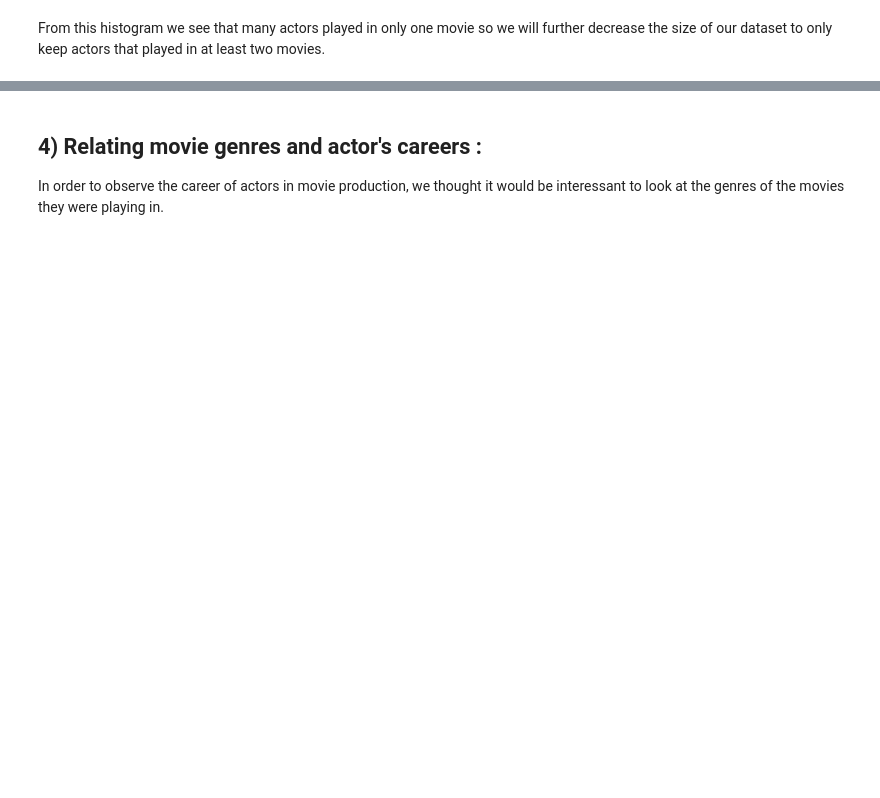
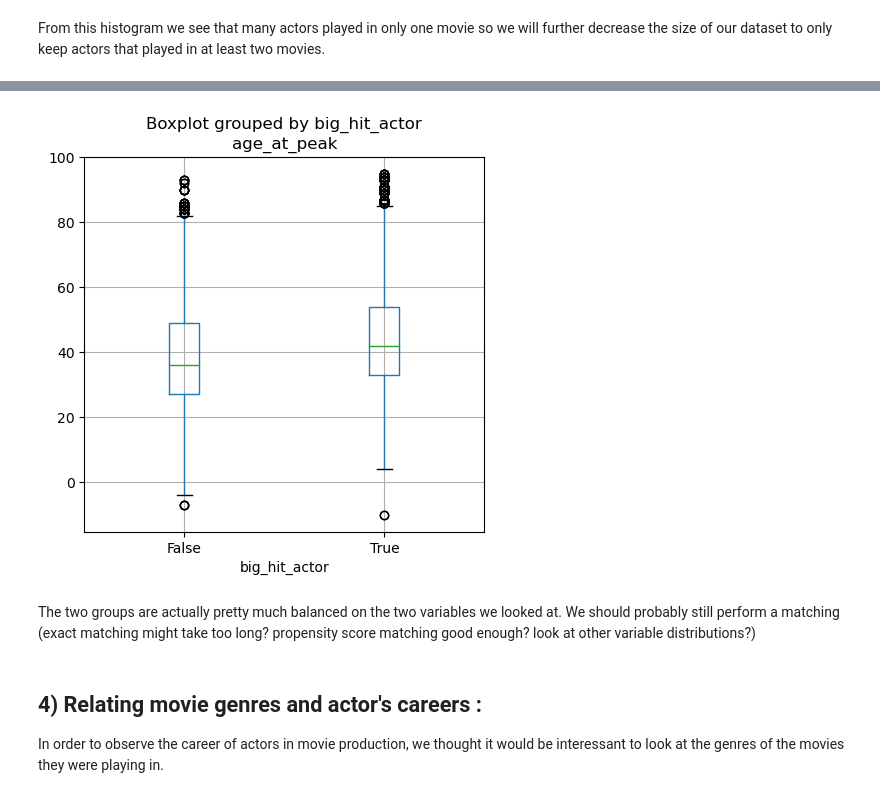
Before and after one commit to epfl-ada/ada-2023-project-pinacolada23, a Jupyter notebook: main.ipynb, the cells around one changed output, grey strips where cells are left out. Drawn from its saved outputs; the diff is of its cells as text; code cells hidden in the pictures; blank space fills up the shorter version.

```diff
--- a/main.ipynb
+++ b/main.ipynb
@@ -456,3 +500,34 @@ Do we have enough data? If not simply change the ouliner definition...
+# %%
+# TODO: do this earlier?
+# Get the birthdate of the actors in the correct format
+character_movies_filtered['birth'] = character_movies_filtered['birth'].apply(complete_date)
+character_movies_filtered['birth'] = pd.to_datetime(character_movies_filtered['birth'], format='%Y-%m-%d')
+# %%
+# Calculate the product of the number of movies and respective box office revenue for each actor and year
+character_movies_filtered['product'] = character_movies_filtered.groupby(['name_actor', 'year']).movieID.transform('count') * character_movies_filtered.revenue
+
+# Find the row with the maximum product for each actor
+max_product_rows = character_movies_filtered.loc[character_movies_filtered.groupby('name_actor')['product'].idxmax()]
+
+# Extract the actor and the corresponding year for the maximum product
+result = max_product_rows.loc[:, ['name_actor', 'year', 'birth']]
+
+# Create a column in the dataframe with the age of the actors at their carrier peak:
+result['age_at_peak'] = result['year'] - result['birth'].dt.year
+character_movies_filtered = pd.merge(character_movies_filtered, result[['name_actor', 'age_at_peak']], on='name_actor', how='left')
+
+
+# Remove the product column
+character_movies_filtered = character_movies_filtered.drop(columns = 'product')
+
+# Visualize distribution
+
+character_movies_filtered.boxplot(by='big_hit_actor', column='age_at_peak', figsize = [5, 5], grid=True)
+plt.show()
+# %% [output]
+[figure, added]
+# %% [markdown]
+The two groups are actually pretty much balanced on the two variables we looked at. We should probably still perform a matching (exact matching might take too long? propensity score matching good enough? look at other variable distributions?)
 # %% [markdown]
 ## 4) Relating movie genres and actor's careers :
 
```
Also changed, not shown: parts of 23 cells of this notebook.
